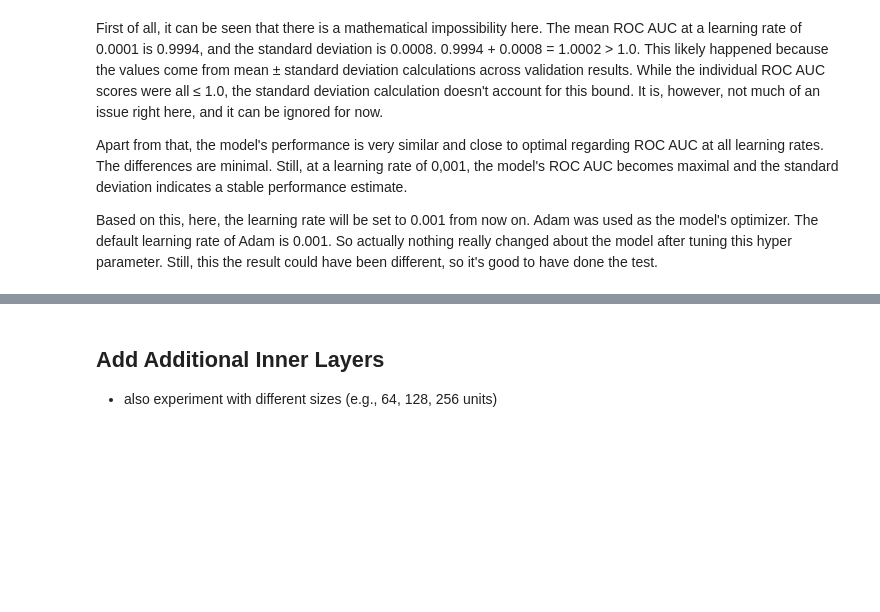
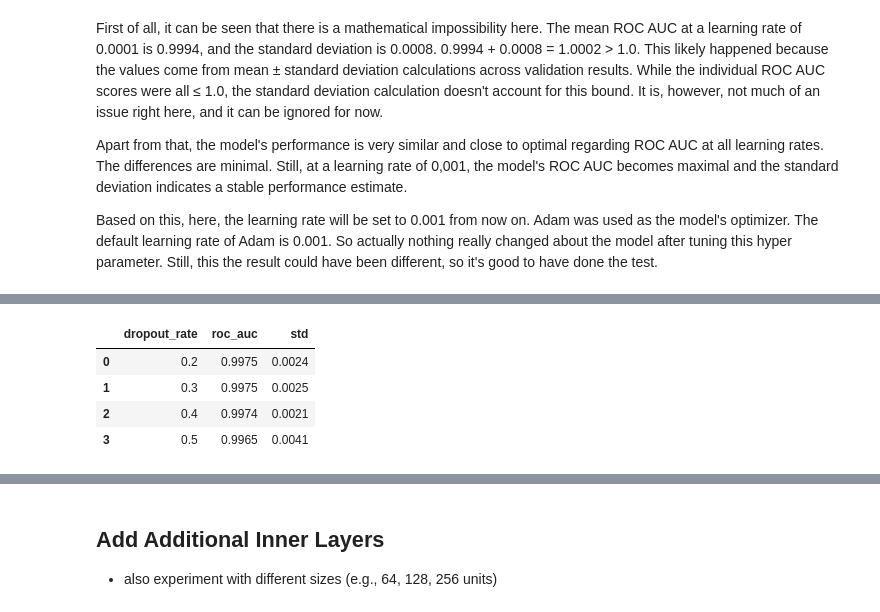
Before and after one commit to fabianjkrueger/muffin_vs_chihuahua, a Jupyter notebook: notebooks/train.ipynb, the cells around one changed output, grey strips where cells are left out. Saved outputs shown, nothing was run; the diff lists cells and outputs as text; code cells hidden in the pictures; blank space fills up the shorter version.

```diff
--- a/notebooks/train.ipynb
+++ b/notebooks/train.ipynb
@@ -844,13 +859,13 @@ the test.
 # %%
-
-class ModifiedResNet18(nn.Module):
-    """Modified ResNet18 with dropout layer."""
+# make class for dropout
+class ResNet18_dropout(nn.Module):
+    """ResNet18 with dropout layer."""
     def __init__(self, dropout_rate):
-        super(ModifiedResNet18, self).__init__()
+        super(ResNet18_dropout, self).__init__()
         self.model = models.resnet18(weights="IMAGENET1K_V1")
         num_features = self.model.fc.in_features
         self.model.fc = nn.Sequential(
-            nn.Dropout(p=dropout_rate),  # add dropout layer with 50% probability
+            nn.Dropout(p=dropout_rate),  # add dropout layer
             nn.Linear(num_features, 2)  # 2 classes: muffin and chihuahua
         )
 
@@ -861,0 +948,15 @@ model_dropout = ModifiedResNet18(dropout_rate=0.5).to(device)
+# %%
+# train models with different dropout rates
+for dropout_rate in dropout_rates:
+    print(f"\nTraining with dropout rate: {dropout_rate}")
+    print("-" * 50)
+    history = train_with_dropout(dropout_rate)
+    results_dropout[dropout_rate] = evaluate_model(
+        f"ResNet18_dropout_{dropout_rate}",
+        history["val_metrics"],
+    )
+    print("-" * 50)
+    print(f"Results for dropout rate={dropout_rate}:")
+    for key, value in results_dropout[dropout_rate].items():
+        print(f"{key}: {value}")
+    print("-" * 50)
@@ -861,0 +981,18 @@ model_dropout = ModifiedResNet18(dropout_rate=0.5).to(device)
+# %%
+# collect roc auc scores across all dropout rates
+roc_auc_scores_dropout = pd.DataFrame([
+    {
+        "dropout_rate": dropout_rate,
+        "roc_auc": float(results_dropout[dropout_rate]["val_roc_auc"].split(" ± ")[0]),
+        "std": float(results_dropout[dropout_rate]["val_roc_auc"].split(" ± ")[1])
+    }
+    for dropout_rate in results_dropout
+])
+
+roc_auc_scores_dropout
+# %% [output]
+|  | dropout_rate | roc_auc | std |
+| 0 | 0.2 | 0.9975 | 0.0024 |
+| 1 | 0.3 | 0.9975 | 0.0025 |
+| 2 | 0.4 | 0.9974 | 0.0021 |
+| 3 | 0.5 | 0.9965 | 0.0041 |
```
Also changed, not shown: parts of 8 cells of this notebook.
